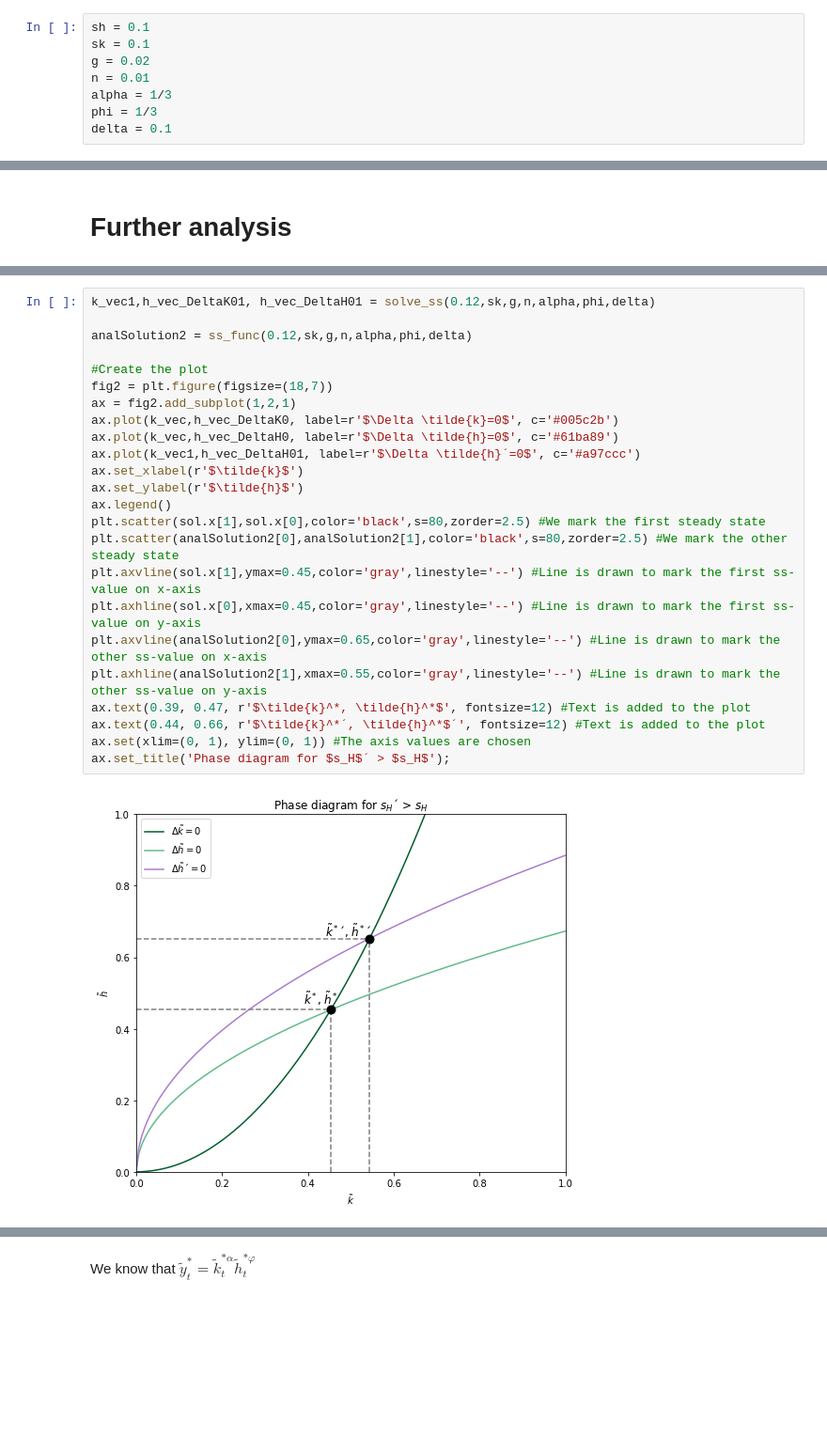
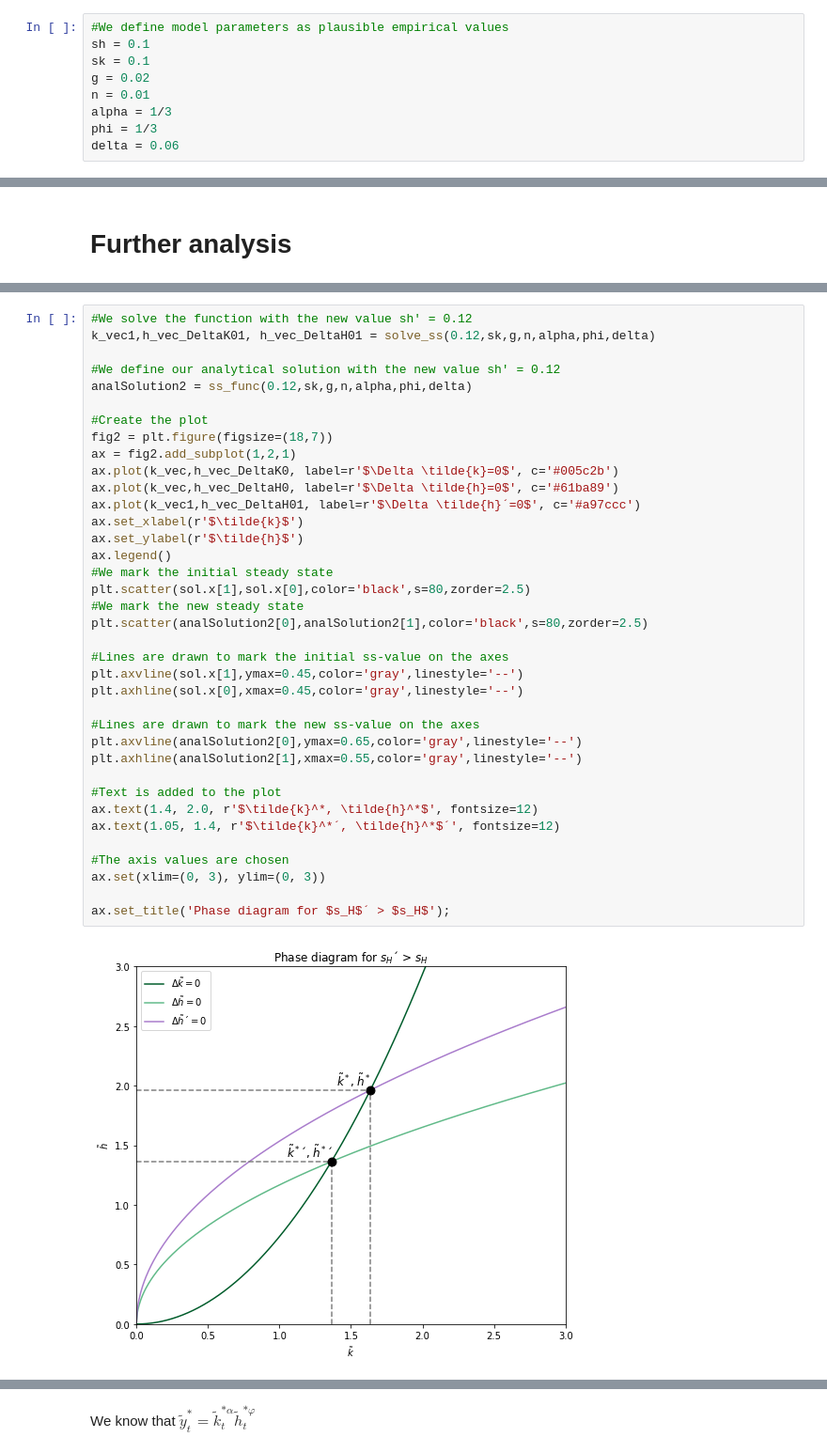
Before and after one commit to NumEconCopenhagen/projects-2020-matrixgymnasterne, a Jupyter notebook: modelproject/modelproject.ipynb, the cells around one changed output, grey strips where cells are left out. Shown at 94% size. Drawn from its saved outputs; the diff is of its cells as text; blank space fills up the shorter version.

```diff
--- a/modelproject/modelproject.ipynb
+++ b/modelproject/modelproject.ipynb
@@ -142,8 +122,9 @@ Define the model **parameters**:
 # %%
+#We define model parameters as plausible empirical values
 sh = 0.1
 sk = 0.1
 g = 0.02
 n = 0.01
 alpha = 1/3
 phi = 1/3
-delta = 0.1
+delta = 0.06
@@ -226,26 +232,39 @@ We wish to see what happens, when the savings rate in human capital
 # %%
+#We solve the function with the new value sh' = 0.12
 k_vec1,h_vec_DeltaK01, h_vec_DeltaH01 = solve_ss(0.12,sk,g,n,alpha,phi,delta)
 
+#We define our analytical solution with the new value sh' = 0.12
 analSolution2 = ss_func(0.12,sk,g,n,alpha,phi,delta)
 
 #Create the plot
 fig2 = plt.figure(figsize=(18,7))
 ax = fig2.add_subplot(1,2,1)
 ax.plot(k_vec,h_vec_DeltaK0, label=r'$\Delta \tilde{k}=0$', c='#005c2b')
 ax.plot(k_vec,h_vec_DeltaH0, label=r'$\Delta \tilde{h}=0$', c='#61ba89')
 ax.plot(k_vec1,h_vec_DeltaH01, label=r'$\Delta \tilde{h}´=0$', c='#a97ccc')
 ax.set_xlabel(r'$\tilde{k}$')
 ax.set_ylabel(r'$\tilde{h}$')
 ax.legend()
-plt.scatter(sol.x[1],sol.x[0],color='black',s=80,zorder=2.5) #We mark the first steady state
-plt.scatter(analSolution2[0],analSolution2[1],color='black',s=80,zorder=2.5) #We mark the other steady state
-plt.axvline(sol.x[1],ymax=0.45,color='gray',linestyle='--') #Line is drawn to mark the first ss-value on x-axis
-plt.axhline(sol.x[0],xmax=0.45,color='gray',linestyle='--') #Line is drawn to mark the first ss-value on y-axis
-plt.axvline(analSolution2[0],ymax=0.65,color='gray',linestyle='--') #Line is drawn to mark the other ss-value on x-axis
-plt.axhline(analSolution2[1],xmax=0.55,color='gray',linestyle='--') #Line is drawn to mark the other ss-value on y-axis
-ax.text(0.39, 0.47, r'$\tilde{k}^*, \tilde{h}^*$', fontsize=12) #Text is added to the plot
-ax.text(0.44, 0.66, r'$\tilde{k}^*´, \tilde{h}^*$´', fontsize=12) #Text is added to the plot
-ax.set(xlim=(0, 1), ylim=(0, 1)) #The axis values are chosen
+#We mark the initial steady state
+plt.scatter(sol.x[1],sol.x[0],color='black',s=80,zorder=2.5)
+#We mark the new steady state
+plt.scatter(analSolution2[0],analSolution2[1],color='black',s=80,zorder=2.5)
+
+#Lines are drawn to mark the initial ss-value on the axes
+plt.axvline(sol.x[1],ymax=0.45,color='gray',linestyle='--')
+plt.axhline(sol.x[0],xmax=0.45,color='gray',linestyle='--')
+
+#Lines are drawn to mark the new ss-value on the axes
+plt.axvline(analSolution2[0],ymax=0.65,color='gray',linestyle='--')
+plt.axhline(analSolution2[1],xmax=0.55,color='gray',linestyle='--')
+
+#Text is added to the plot
+ax.text(1.4, 2.0, r'$\tilde{k}^*, \tilde{h}^*$', fontsize=12)
+ax.text(1.05, 1.4, r'$\tilde{k}^*´, \tilde{h}^*$´', fontsize=12)
+
+#The axis values are chosen
+ax.set(xlim=(0, 3), ylim=(0, 3))
+
 ax.set_title('Phase diagram for $s_H$´ > $s_H$');
 # %% [output]
-[figure, old version]
+[figure, new version]
```
Also changed, not shown: parts of 35 cells of this notebook.
